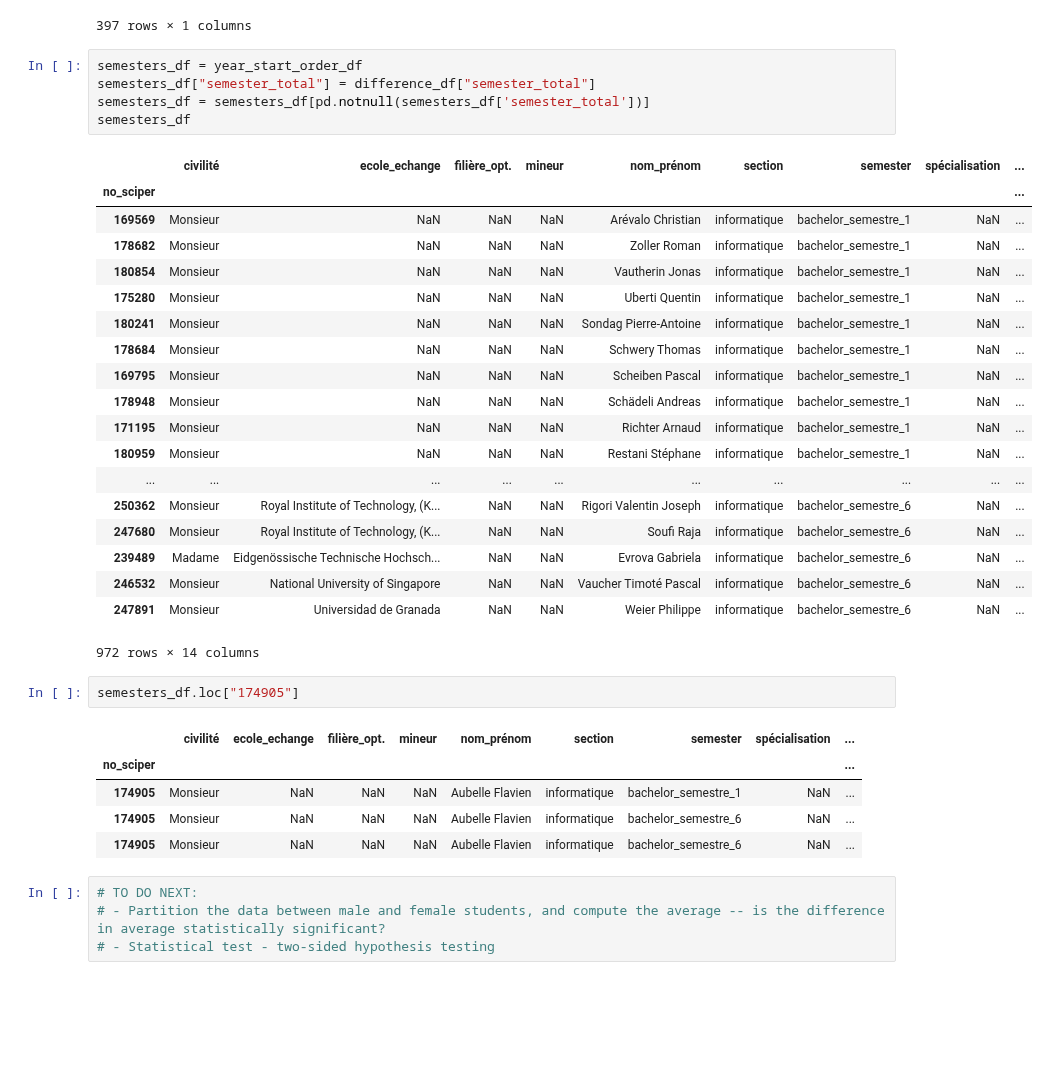
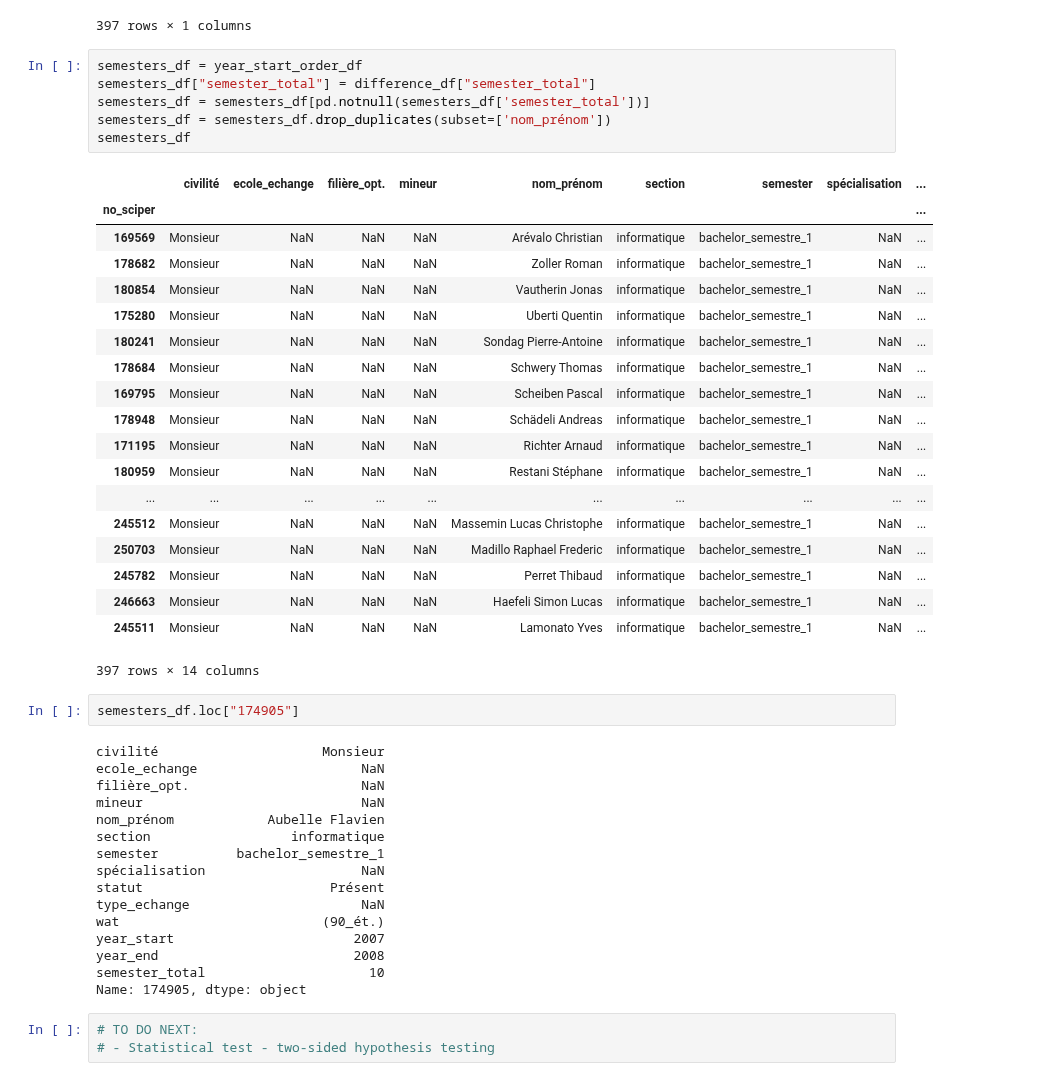
Before and after one commit to PaluchowskiMatthew/ADA-Kepler, a Jupyter notebook: 03 - Data from the Web/Get the data.ipynb, the cells around one changed output. Cells and saved outputs as stored; diff of their text form; blank space fills up the shorter version.

```diff
--- a/03 - Data from the Web/Get the data.ipynb
+++ b/03 - Data from the Web/Get the data.ipynb
@@ -332,37 +332,47 @@ difference_df
 # %%
 semesters_df = year_start_order_df
 semesters_df["semester_total"] = difference_df["semester_total"]
 semesters_df = semesters_df[pd.notnull(semesters_df['semester_total'])]
+semesters_df = semesters_df.drop_duplicates(subset=['nom_prénom'])
 semesters_df
 # %% [output]
 |  | civilité | ecole_echange | filière_opt. | mineur | nom_prénom | section | semester | spécialisation | ... |
 | no_sciper |  |  |  |  |  |  |  |  | ... |
 | 169569 | Monsieur | NaN | NaN | NaN | Arévalo Christian | informatique | bachelor_semestre_1 | NaN | ... |
 | 178682 | Monsieur | NaN | NaN | NaN | Zoller Roman | informatique | bachelor_semestre_1 | NaN | ... |
 | 180854 | Monsieur | NaN | NaN | NaN | Vautherin Jonas | informatique | bachelor_semestre_1 | NaN | ... |
 | 175280 | Monsieur | NaN | NaN | NaN | Uberti Quentin | informatique | bachelor_semestre_1 | NaN | ... |
 | 180241 | Monsieur | NaN | NaN | NaN | Sondag Pierre-Antoine | informatique | bachelor_semestre_1 | NaN | ... |
 | 178684 | Monsieur | NaN | NaN | NaN | Schwery Thomas | informatique | bachelor_semestre_1 | NaN | ... |
 | 169795 | Monsieur | NaN | NaN | NaN | Scheiben Pascal | informatique | bachelor_semestre_1 | NaN | ... |
 | 178948 | Monsieur | NaN | NaN | NaN | Schädeli Andreas | informatique | bachelor_semestre_1 | NaN | ... |
 | 171195 | Monsieur | NaN | NaN | NaN | Richter Arnaud | informatique | bachelor_semestre_1 | NaN | ... |
 | 180959 | Monsieur | NaN | NaN | NaN | Restani Stéphane | informatique | bachelor_semestre_1 | NaN | ... |
 | ... | ... | ... | ... | ... | ... | ... | ... | ... | ... |
-| 250362 | Monsieur | Royal Institute of Technology, (K... | NaN | NaN | Rigori Valentin Joseph | informatique | bachelor_semestre_6 | NaN | ... |
-| 247680 | Monsieur | Royal Institute of Technology, (K... | NaN | NaN | Soufi Raja | informatique | bachelor_semestre_6 | NaN | ... |
-| 239489 | Madame | Eidgenössische Technische Hochsch... | NaN | NaN | Evrova Gabriela | informatique | bachelor_semestre_6 | NaN | ... |
-| 246532 | Monsieur | National University of Singapore | NaN | NaN | Vaucher Timoté Pascal | informatique | bachelor_semestre_6 | NaN | ... |
-| 247891 | Monsieur | Universidad de Granada | NaN | NaN | Weier Philippe | informatique | bachelor_semestre_6 | NaN | ... |
+| 245512 | Monsieur | NaN | NaN | NaN | Massemin Lucas Christophe | informatique | bachelor_semestre_1 | NaN | ... |
+| 250703 | Monsieur | NaN | NaN | NaN | Madillo Raphael Frederic | informatique | bachelor_semestre_1 | NaN | ... |
+| 245782 | Monsieur | NaN | NaN | NaN | Perret Thibaud | informatique | bachelor_semestre_1 | NaN | ... |
+| 246663 | Monsieur | NaN | NaN | NaN | Haefeli Simon Lucas | informatique | bachelor_semestre_1 | NaN | ... |
+| 245511 | Monsieur | NaN | NaN | NaN | Lamonato Yves | informatique | bachelor_semestre_1 | NaN | ... |
-972 rows × 14 columns
+397 rows × 14 columns
 # %%
 semesters_df.loc["174905"]
 # %% [output]
-|  | civilité | ecole_echange | filière_opt. | mineur | nom_prénom | section | semester | spécialisation | ... |
-| no_sciper |  |  |  |  |  |  |  |  | ... |
-| 174905 | Monsieur | NaN | NaN | NaN | Aubelle Flavien | informatique | bachelor_semestre_1 | NaN | ... |
-| 174905 | Monsieur | NaN | NaN | NaN | Aubelle Flavien | informatique | bachelor_semestre_6 | NaN | ... |
-| 174905 | Monsieur | NaN | NaN | NaN | Aubelle Flavien | informatique | bachelor_semestre_6 | NaN | ... |
+civilité                     Monsieur
+ecole_echange                     NaN
+filière_opt.                      NaN
+mineur                            NaN
+nom_prénom            Aubelle Flavien
+section                  informatique
+semester          bachelor_semestre_1
+spécialisation                    NaN
+statut                        Présent
+type_echange                      NaN
+wat                          (90_ét.)
+year_start                       2007
+year_end                         2008
+semester_total                     10
+Name: 174905, dtype: object
 # %%
 # TO DO NEXT:
-# - Partition the data between male and female students, and compute the average -- is the difference in average statistically significant?
 # - Statistical test - two-sided hypothesis testing
```
Also changed, not shown: parts of 26 cells of this notebook.
